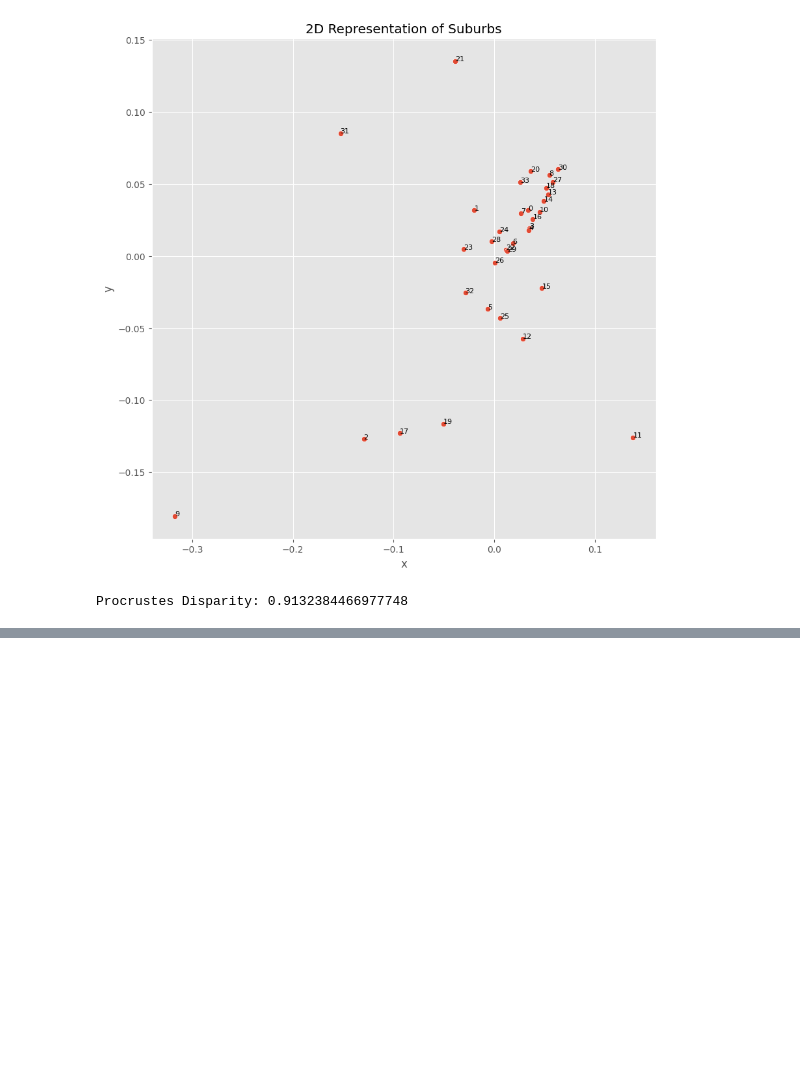
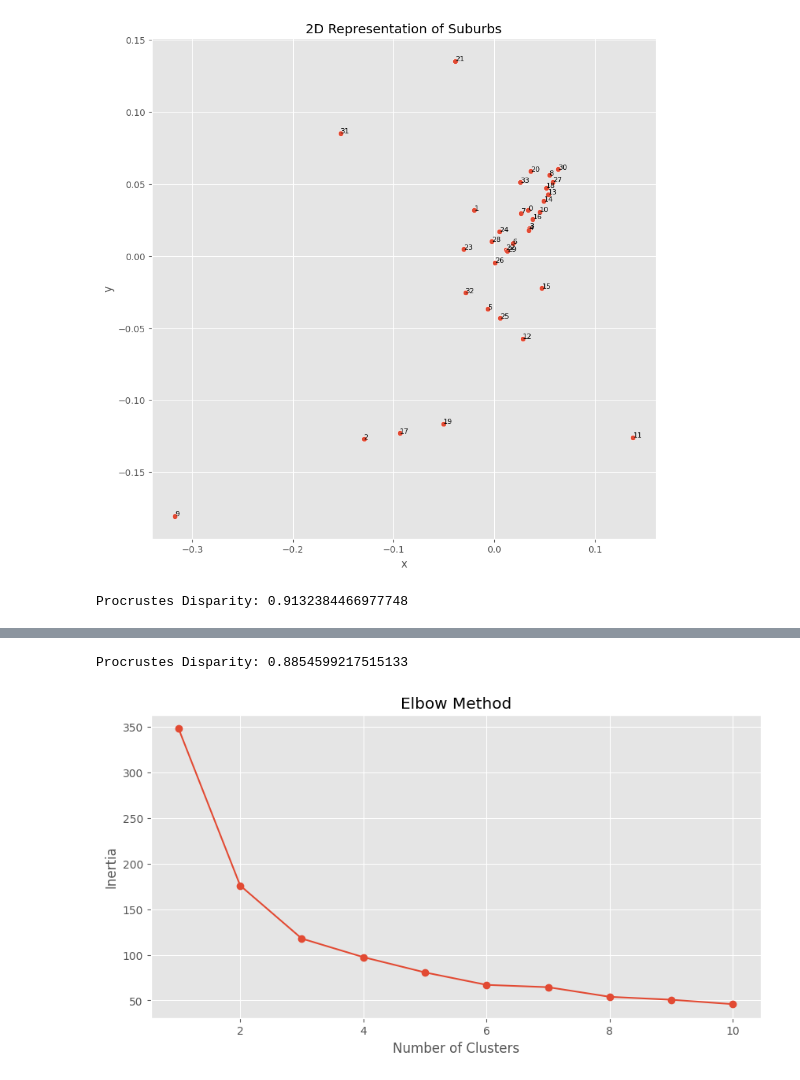
Before and after one commit to Subhasis-Biswas/ML4CPS_Project2, a Jupyter notebook: a1.ipynb, the cells around one changed output, grey strips where cells are left out. Saved outputs shown, nothing was run; the diff lists cells and outputs as text; code cells hidden in the pictures; blank space fills up the shorter version.

Commit message:
Add: random clustering

```diff
--- a/a1.ipynb
+++ b/a1.ipynb
@@ -395,0 +423,24 @@ Procrustes Disparity: 0.9132384466977748
+# %%
+# compute Procrustes analysis between JS and services
+mtx1, mtx2, disparity = procrustes(distance_land_frac, distance_services)
+print(f"Procrustes Disparity: {disparity}")
+# %% [output]
+Procrustes Disparity: 0.8854599217515133
+# %%
+# cluster the JS distance projection on 2D and plot the clusters
+from sklearn.cluster import KMeans
+
+# run elbow method to find the optimal number of clusters
+inertia = []
+for i in range(1, 11):
+	kmeans = KMeans(n_clusters=i, random_state=42)
+	kmeans.fit(distance_services)
+	inertia.append(kmeans.inertia_)
+plt.figure(figsize=(10, 5))
+plt.plot(range(1, 11), inertia, marker='o')
+plt.title('Elbow Method')
+plt.xlabel('Number of Clusters')
+plt.ylabel('Inertia')
+plt.show()
+# %% [output]
+[figure, added]
```
Also changed, not shown: parts of 7 cells of this notebook.
